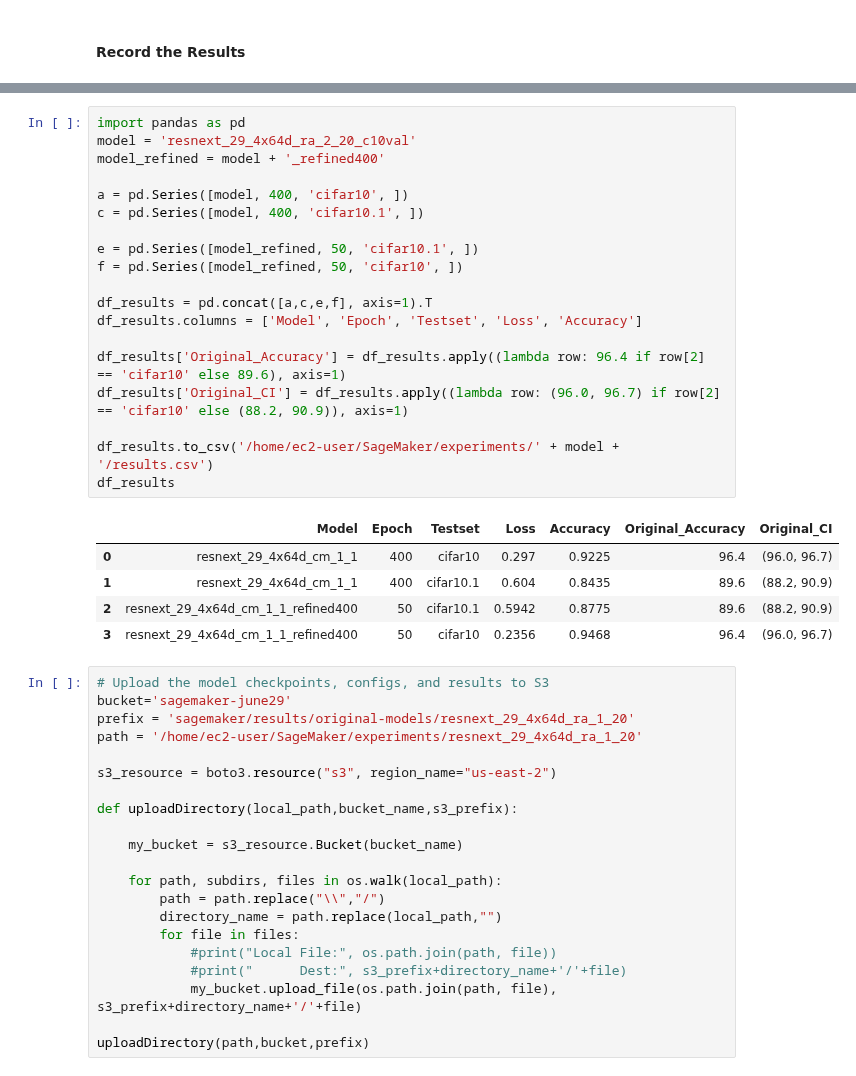
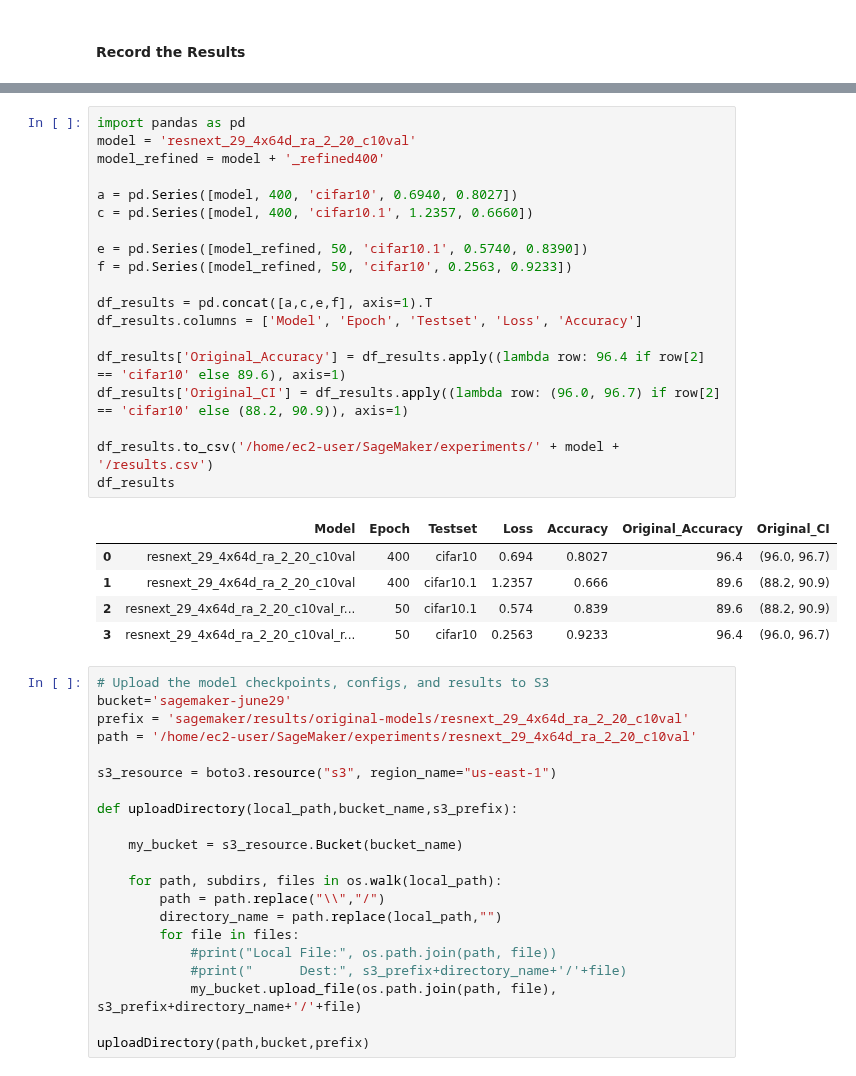
Before and after one commit to danzisar/w210-capstone, a Jupyter notebook: aws-notebooks/resnext_29_4x64_ra_2_20_c10val.ipynb, the cells around one changed output, grey strips where cells are left out. Drawn from its saved outputs; the diff is of its cells as text.

Commit message:
Resnext 2,20 UnaugVal Results

```diff
--- a/aws-notebooks/resnext_29_4x64_ra_2_20_c10val.ipynb
+++ b/aws-notebooks/resnext_29_4x64_ra_2_20_c10val.ipynb
@@ -184,35 +160,35 @@ df.head()
 # %%
 import pandas as pd
 model = 'resnext_29_4x64d_ra_2_20_c10val'
 model_refined = model + '_refined400'
 
-a = pd.Series([model, 400, 'cifar10', ])
-c = pd.Series([model, 400, 'cifar10.1', ])
+a = pd.Series([model, 400, 'cifar10', 0.6940, 0.8027])
+c = pd.Series([model, 400, 'cifar10.1', 1.2357, 0.6660])
 
-e = pd.Series([model_refined, 50, 'cifar10.1', ])
-f = pd.Series([model_refined, 50, 'cifar10', ])
+e = pd.Series([model_refined, 50, 'cifar10.1', 0.5740, 0.8390])
+f = pd.Series([model_refined, 50, 'cifar10', 0.2563, 0.9233])
 
 df_results = pd.concat([a,c,e,f], axis=1).T
 df_results.columns = ['Model', 'Epoch', 'Testset', 'Loss', 'Accuracy']
 
 df_results['Original_Accuracy'] = df_results.apply((lambda row: 96.4 if row[2] == 'cifar10' else 89.6), axis=1)
 df_results['Original_CI'] = df_results.apply((lambda row: (96.0, 96.7) if row[2] == 'cifar10' else (88.2, 90.9)), axis=1)
 
 df_results.to_csv('/home/ec2-user/SageMaker/experiments/' + model + '/results.csv')
 df_results
 # %% [output]
 |  | Model | Epoch | Testset | Loss | Accuracy | Original_Accuracy | Original_CI |
-| 0 | resnext_29_4x64d_cm_1_1 | 400 | cifar10 | 0.297 | 0.9225 | 96.4 | (96.0, 96.7) |
-| 1 | resnext_29_4x64d_cm_1_1 | 400 | cifar10.1 | 0.604 | 0.8435 | 89.6 | (88.2, 90.9) |
-| 2 | resnext_29_4x64d_cm_1_1_refined400 | 50 | cifar10.1 | 0.5942 | 0.8775 | 89.6 | (88.2, 90.9) |
-| 3 | resnext_29_4x64d_cm_1_1_refined400 | 50 | cifar10 | 0.2356 | 0.9468 | 96.4 | (96.0, 96.7) |
+| 0 | resnext_29_4x64d_ra_2_20_c10val | 400 | cifar10 | 0.694 | 0.8027 | 96.4 | (96.0, 96.7) |
+| 1 | resnext_29_4x64d_ra_2_20_c10val | 400 | cifar10.1 | 1.2357 | 0.666 | 89.6 | (88.2, 90.9) |
+| 2 | resnext_29_4x64d_ra_2_20_c10val_r... | 50 | cifar10.1 | 0.574 | 0.839 | 89.6 | (88.2, 90.9) |
+| 3 | resnext_29_4x64d_ra_2_20_c10val_r... | 50 | cifar10 | 0.2563 | 0.9233 | 96.4 | (96.0, 96.7) |
 # %%
 # Upload the model checkpoints, configs, and results to S3
 bucket='sagemaker-june29'
-prefix = 'sagemaker/results/original-models/resnext_29_4x64d_ra_1_20'
-path = '/home/ec2-user/SageMaker/experiments/resnext_29_4x64d_ra_1_20'
+prefix = 'sagemaker/results/original-models/resnext_29_4x64d_ra_2_20_c10val'
+path = '/home/ec2-user/SageMaker/experiments/resnext_29_4x64d_ra_2_20_c10val'
 
-s3_resource = boto3.resource("s3", region_name="us-east-2")
+s3_resource = boto3.resource("s3", region_name="us-east-1")
 
 def uploadDirectory(local_path,bucket_name,s3_prefix):
 
```
Also changed, not shown: parts of 8 cells of this notebook, 5 other files.
